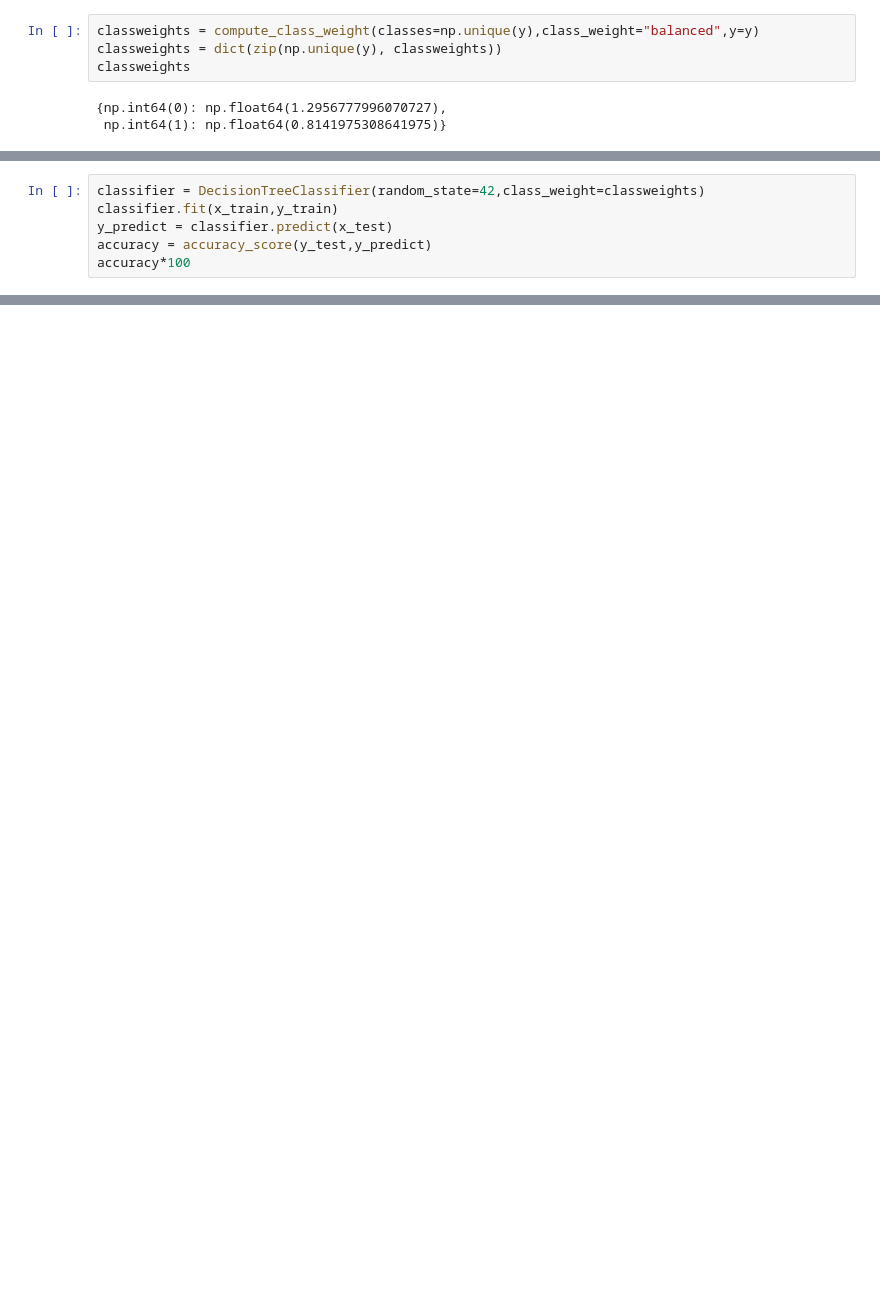
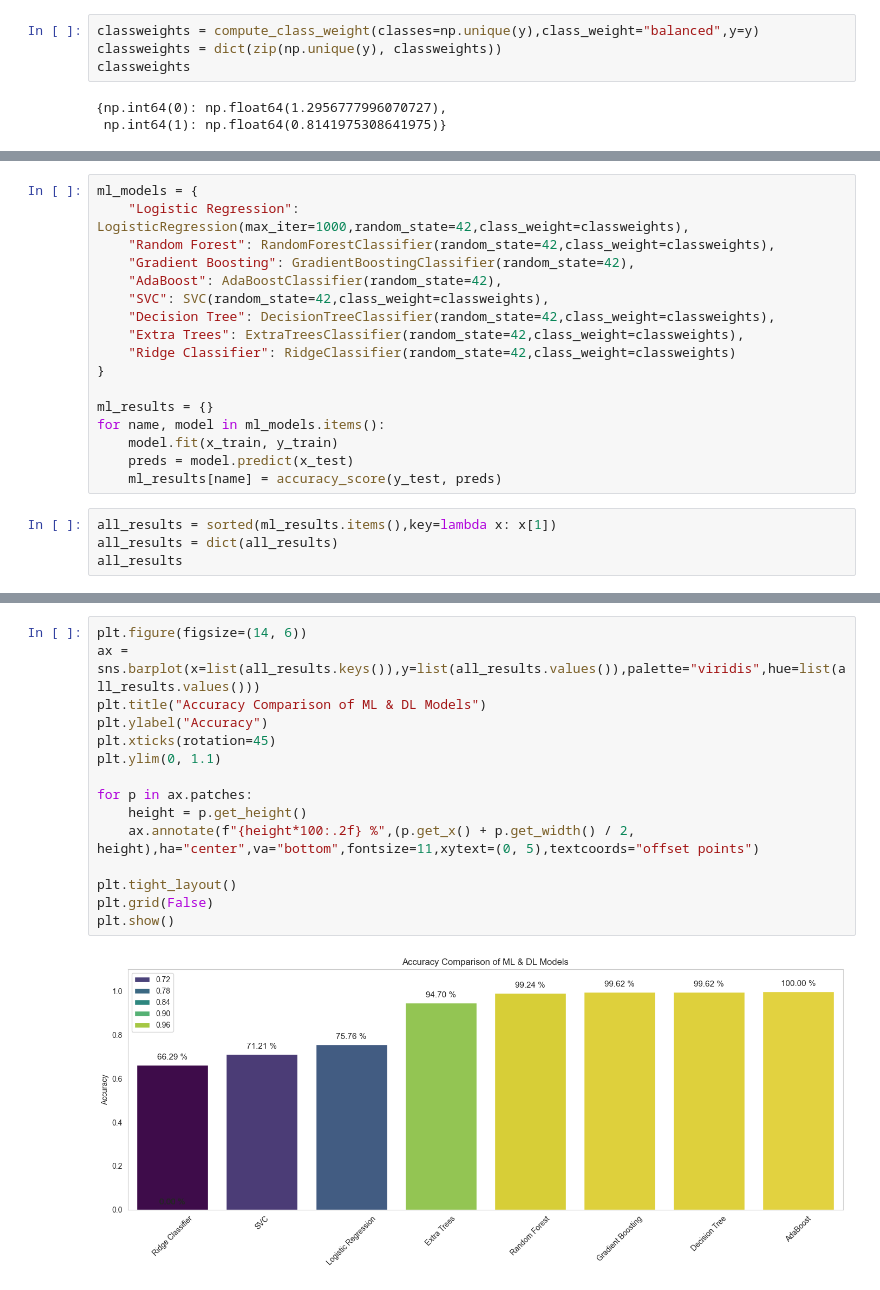
Before and after one commit to Youssef3082004/Heart_Attack_Model, a Jupyter notebook: Heart_Attack_ML.ipynb, the cells around one changed output, grey strips where cells are left out. Saved outputs shown, nothing was run; the diff lists cells and outputs as text; blank space fills up the shorter version.

Commit message:
Model V2.0.0 after replacing RandomForest with Extra Trees with Acc = 94.70

```diff
--- a/Heart_Attack_ML.ipynb
+++ b/Heart_Attack_ML.ipynb
@@ -210,6 +192,0 @@ accuracy*100
-# %%
-classifier = DecisionTreeClassifier(random_state=42,class_weight=classweights)
-classifier.fit(x_train,y_train)
-y_predict = classifier.predict(x_test)
-accuracy = accuracy_score(y_test,y_predict)
-accuracy*100
@@ -217,0 +193,21 @@ accuracy*100
+# %%
+ml_models = {
+    "Logistic Regression": LogisticRegression(max_iter=1000,random_state=42,class_weight=classweights),
+    "Random Forest": RandomForestClassifier(random_state=42,class_weight=classweights),
+    "Gradient Boosting": GradientBoostingClassifier(random_state=42),
+    "AdaBoost": AdaBoostClassifier(random_state=42),
+    "SVC": SVC(random_state=42,class_weight=classweights),
+    "Decision Tree": DecisionTreeClassifier(random_state=42,class_weight=classweights),
+    "Extra Trees": ExtraTreesClassifier(random_state=42,class_weight=classweights),
+    "Ridge Classifier": RidgeClassifier(random_state=42,class_weight=classweights)
+}
+
+ml_results = {}
+for name, model in ml_models.items():
+    model.fit(x_train, y_train)
+    preds = model.predict(x_test)
+    ml_results[name] = accuracy_score(y_test, preds)
+# %%
+all_results = sorted(ml_results.items(),key=lambda x: x[1])
+all_results = dict(all_results)
+all_results
@@ -217,0 +223,17 @@ accuracy*100
+# %%
+plt.figure(figsize=(14, 6))
+ax = sns.barplot(x=list(all_results.keys()),y=list(all_results.values()),palette="viridis",hue=list(all_results.values()))
+plt.title("Accuracy Comparison of ML & DL Models")
+plt.ylabel("Accuracy")
+plt.xticks(rotation=45)
+plt.ylim(0, 1.1)
+
+for p in ax.patches:
+    height = p.get_height()
+    ax.annotate(f"{height*100:.2f} %",(p.get_x() + p.get_width() / 2, height),ha="center",va="bottom",fontsize=11,xytext=(0, 5),textcoords="offset points")
+
+plt.tight_layout()
+plt.grid(False)
+plt.show()
+# %% [output]
+[figure, added]
```
Also changed, not shown: parts of 25 cells of this notebook.
